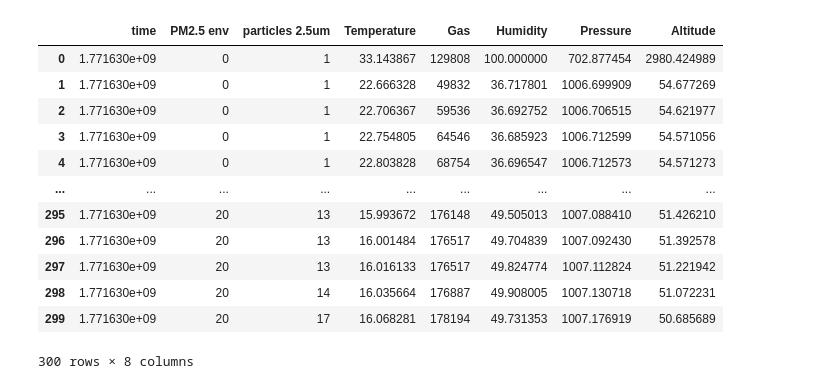
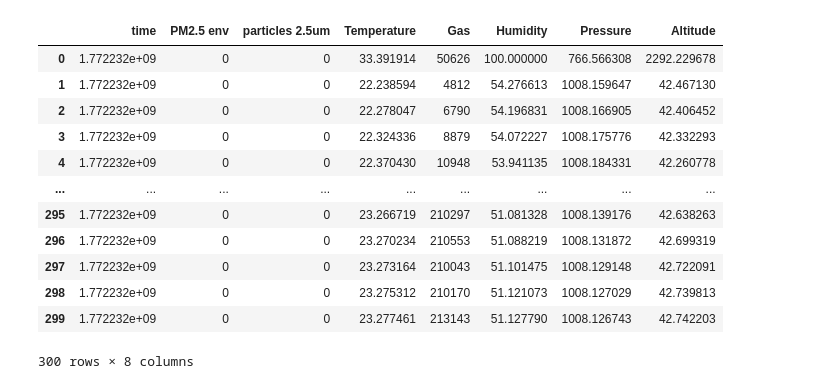
Before and after one commit to Theman1483/E11_Aidan_Grant_Ryan, a Jupyter notebook: Untitled.ipynb, the cells around one changed output. Drawn from its saved outputs; the diff is of its cells as text; code cells hidden in the pictures.

```diff
--- a/Untitled.ipynb
+++ b/Untitled.ipynb
@@ -5,20 +5,22 @@ import numpy as np
 import pandas as pd
 import matplotlib.pyplot as plt
 # %%
+file_path = "indoortest.csv"
+df = pd.read_csv(file_path)
 display(df)
 # %% [output]
 |  | time | PM2.5 env | particles 2.5um | Temperature | Gas | Humidity | Pressure | Altitude |
-| 0 | 1.771630e+09 | 0 | 1 | 33.143867 | 129808 | 100.000000 | 702.877454 | 2980.424989 |
-| 1 | 1.771630e+09 | 0 | 1 | 22.666328 | 49832 | 36.717801 | 1006.699909 | 54.677269 |
-| 2 | 1.771630e+09 | 0 | 1 | 22.706367 | 59536 | 36.692752 | 1006.706515 | 54.621977 |
-| 3 | 1.771630e+09 | 0 | 1 | 22.754805 | 64546 | 36.685923 | 1006.712599 | 54.571056 |
-| 4 | 1.771630e+09 | 0 | 1 | 22.803828 | 68754 | 36.696547 | 1006.712573 | 54.571273 |
+| 0 | 1.772232e+09 | 0 | 0 | 33.391914 | 50626 | 100.000000 | 766.566308 | 2292.229678 |
+| 1 | 1.772232e+09 | 0 | 0 | 22.238594 | 4812 | 54.276613 | 1008.159647 | 42.467130 |
+| 2 | 1.772232e+09 | 0 | 0 | 22.278047 | 6790 | 54.196831 | 1008.166905 | 42.406452 |
+| 3 | 1.772232e+09 | 0 | 0 | 22.324336 | 8879 | 54.072227 | 1008.175776 | 42.332293 |
+| 4 | 1.772232e+09 | 0 | 0 | 22.370430 | 10948 | 53.941135 | 1008.184331 | 42.260778 |
 | ... | ... | ... | ... | ... | ... | ... | ... | ... |
-| 295 | 1.771630e+09 | 20 | 13 | 15.993672 | 176148 | 49.505013 | 1007.088410 | 51.426210 |
-| 296 | 1.771630e+09 | 20 | 13 | 16.001484 | 176517 | 49.704839 | 1007.092430 | 51.392578 |
-| 297 | 1.771630e+09 | 20 | 13 | 16.016133 | 176517 | 49.824774 | 1007.112824 | 51.221942 |
-| 298 | 1.771630e+09 | 20 | 14 | 16.035664 | 176887 | 49.908005 | 1007.130718 | 51.072231 |
-| 299 | 1.771630e+09 | 20 | 17 | 16.068281 | 178194 | 49.731353 | 1007.176919 | 50.685689 |
+| 295 | 1.772232e+09 | 0 | 0 | 23.266719 | 210297 | 51.081328 | 1008.139176 | 42.638263 |
+| 296 | 1.772232e+09 | 0 | 0 | 23.270234 | 210553 | 51.088219 | 1008.131872 | 42.699319 |
+| 297 | 1.772232e+09 | 0 | 0 | 23.273164 | 210043 | 51.101475 | 1008.129148 | 42.722091 |
+| 298 | 1.772232e+09 | 0 | 0 | 23.275312 | 210170 | 51.121073 | 1008.127029 | 42.739813 |
+| 299 | 1.772232e+09 | 0 | 0 | 23.277461 | 213143 | 51.127790 | 1008.126743 | 42.742203 |
 300 rows × 8 columns
 # %%
 df_new = df.iloc[1:]
```
Also changed, not shown: parts of 4 cells of this notebook.
